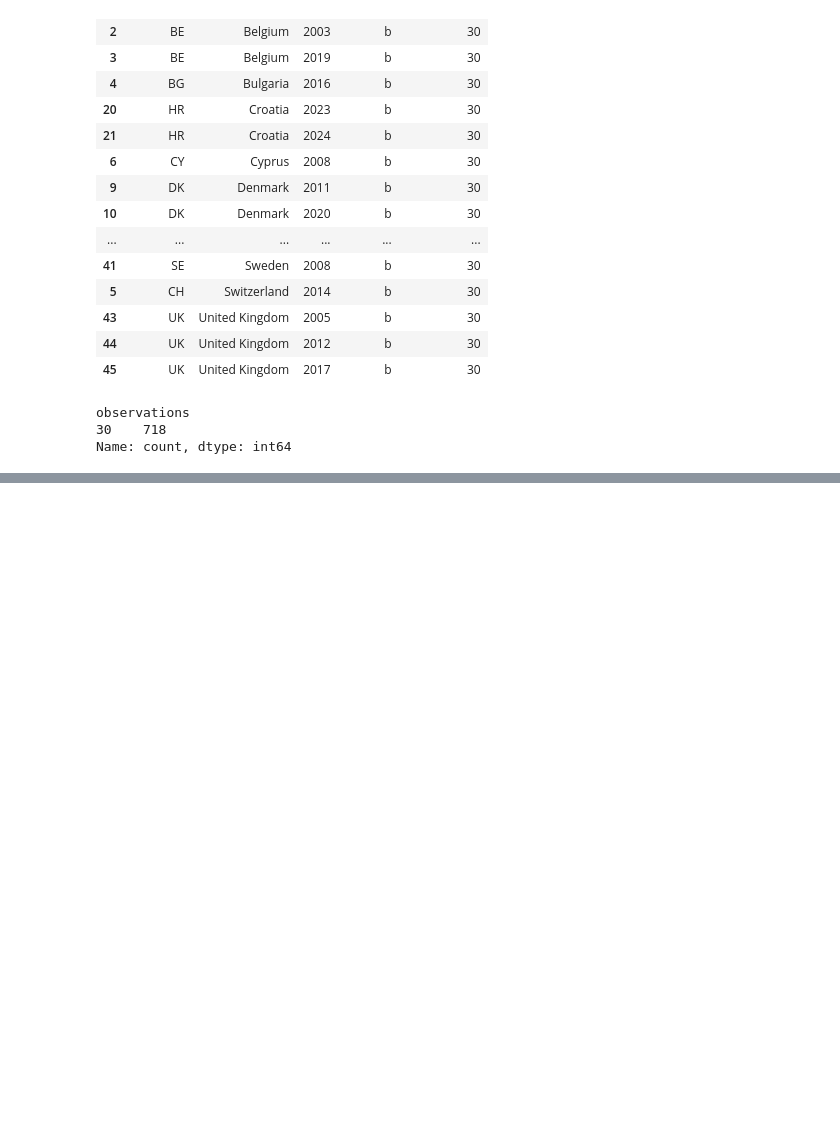
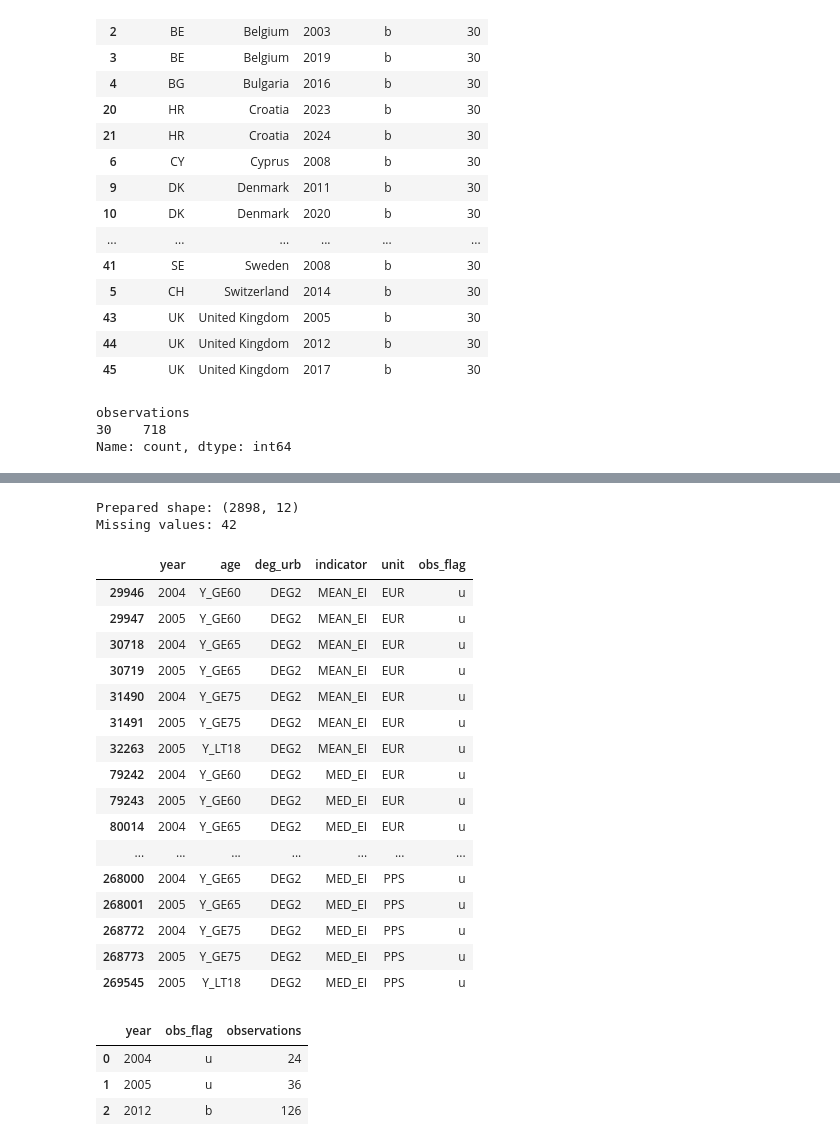
Before and after one commit to GeorgeZDESK/eurostat-income-analysis, a Jupyter notebook: notebooks/01_eda.ipynb, the cells around one changed output, grey strips where cells are left out. Cells and saved outputs as stored; diff of their text form; code cells hidden in the pictures; blank space fills up the shorter version.

```diff
--- a/notebooks/01_eda.ipynb
+++ b/notebooks/01_eda.ipynb
@@ -256,0 +441,18 @@ Both tables are saved in `data/processed/`. We will use the next notebook for th
+# %%
+# Inspect the Greek observations before selecting analysis groups.
+urban_greece = urban_raw.loc[urban_raw["geo"] == "EL"].copy()
+
+print("Available years:", sorted(urban_greece["TIME_PERIOD"].unique().tolist()))
+
+display(urban_greece[["deg_urb", "Degree of urbanisation"]].drop_duplicates())
+display(urban_greece[["age", "Age class", "sex", "Sex"]].drop_duplicates())
+
+print("Column types:")
+print(urban_greece[["TIME_PERIOD", "OBS_VALUE", "OBS_FLAG"]].dtypes)
+
+print("Missing values:", urban_greece["OBS_VALUE"].isna().sum())
+
+urban_key = ["freq", "unit", "statinfo", "deg_urb", "sex", "age", "geo", "TIME_PERIOD"]
+print("Duplicate observation keys:", urban_greece.duplicated(urban_key).sum())
+
+display(urban_greece[["OBS_FLAG", "Observation status (Flag) V2 structure"]].value_counts(dropna=False))
@@ -256,0 +494,55 @@ Both tables are saved in `data/processed/`. We will use the next notebook for th
+# %%
+# Keep the published groups and units separate.
+urban_clean = urban_greece.loc[
+    urban_greece["sex"] == "T",
+    [
+        "geo", "Geopolitical entity (reporting)", "TIME_PERIOD",
+        "age", "Age class", "sex", "statinfo", "unit",
+        "deg_urb", "Degree of urbanisation",
+        "OBS_VALUE", "OBS_FLAG"
+    ]].copy()
+# %%
+urban_clean = urban_clean.rename(columns={
+    "geo": "geo_code",
+    "Geopolitical entity (reporting)": "geo_name",
+    "TIME_PERIOD": "year",
+    "statinfo": "indicator",
+    "OBS_VALUE": "income",
+    "OBS_FLAG": "obs_flag"})
+# %%
+urban_clean = urban_clean.sort_values(["unit", "indicator", "age", "deg_urb", "year"])
+
+print("Prepared shape:", urban_clean.shape)
+print("Missing values:", urban_clean["income"].isna().sum())
+# %% [output]
+Prepared shape: (2898, 12)
+Missing values: 42
+# %%
+# Identify the retained observations with missing income.
+display(urban_clean.loc[urban_clean["income"].isna(), ["year", "age", "deg_urb", "indicator", "unit", "obs_flag"]])
+# %% [output]
+|  | year | age | deg_urb | indicator | unit | obs_flag |
+| 29946 | 2004 | Y_GE60 | DEG2 | MEAN_EI | EUR | u |
+| 29947 | 2005 | Y_GE60 | DEG2 | MEAN_EI | EUR | u |
+| 30718 | 2004 | Y_GE65 | DEG2 | MEAN_EI | EUR | u |
+| 30719 | 2005 | Y_GE65 | DEG2 | MEAN_EI | EUR | u |
+| 31490 | 2004 | Y_GE75 | DEG2 | MEAN_EI | EUR | u |
+| 31491 | 2005 | Y_GE75 | DEG2 | MEAN_EI | EUR | u |
+| 32263 | 2005 | Y_LT18 | DEG2 | MEAN_EI | EUR | u |
+| 79242 | 2004 | Y_GE60 | DEG2 | MED_EI | EUR | u |
+| 79243 | 2005 | Y_GE60 | DEG2 | MED_EI | EUR | u |
+| 80014 | 2004 | Y_GE65 | DEG2 | MED_EI | EUR | u |
+| ... | ... | ... | ... | ... | ... | ... |
+| 268000 | 2004 | Y_GE65 | DEG2 | MED_EI | PPS | u |
+| 268001 | 2005 | Y_GE65 | DEG2 | MED_EI | PPS | u |
+| 268772 | 2004 | Y_GE75 | DEG2 | MED_EI | PPS | u |
+| 268773 | 2005 | Y_GE75 | DEG2 | MED_EI | PPS | u |
+| 269545 | 2005 | Y_LT18 | DEG2 | MED_EI | PPS | u |
+# %%
+# Summarise flagged observations by year.
+display(urban_clean.loc[urban_clean["obs_flag"].notna()].groupby(["year", "obs_flag"]).size().reset_index(name="observations"))
+# %% [output]
+|  | year | obs_flag | observations |
+| 0 | 2004 | u | 24 |
+| 1 | 2005 | u | 36 |
+| 2 | 2012 | b | 126 |
```
Also changed, not shown: parts of 18 cells of this notebook, 11 other files.
